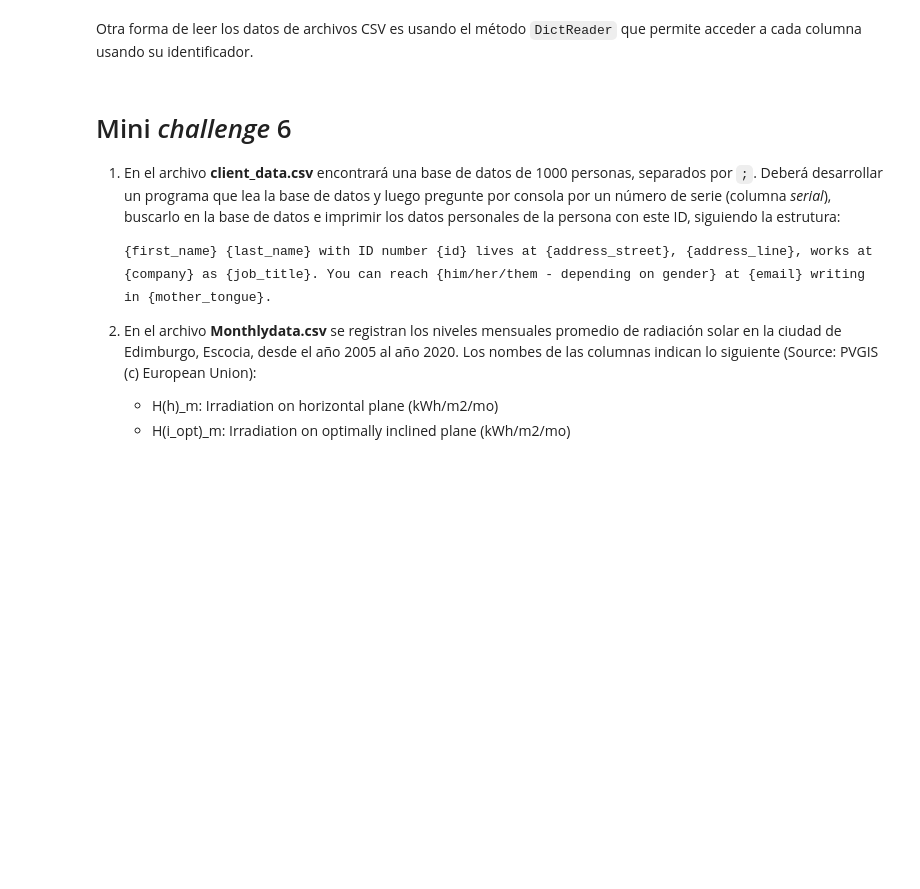
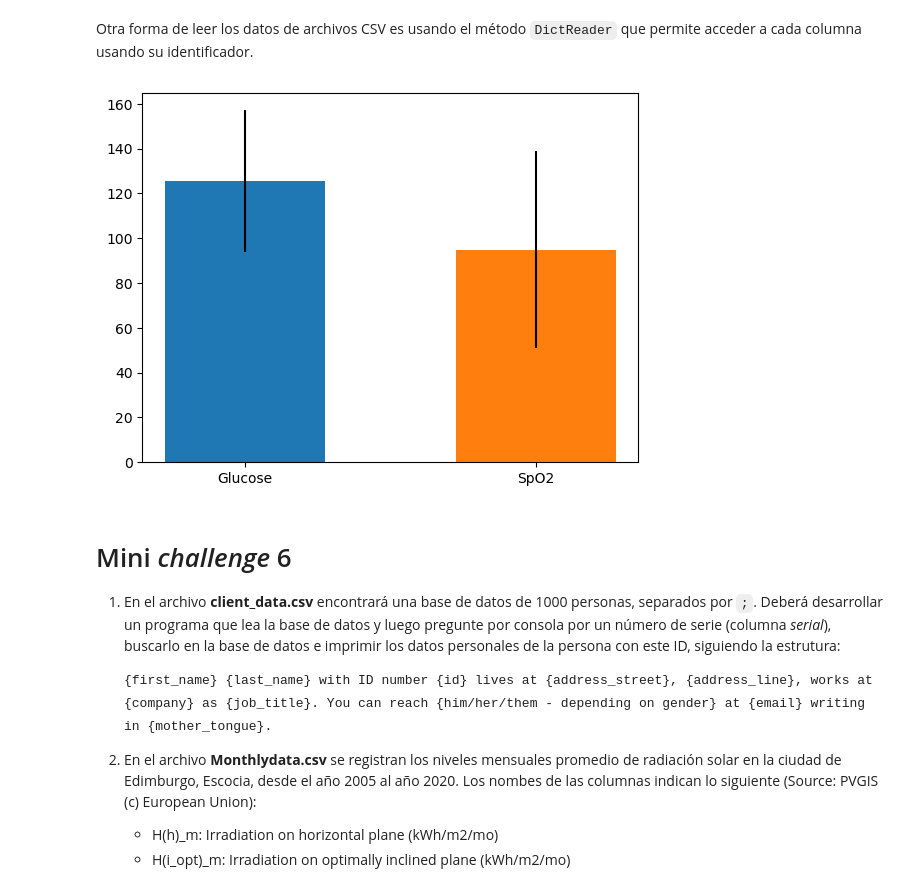
Before and after one commit to aquinteroz/Programacion, a Jupyter notebook: 06_Listas_y_Tuplas.ipynb, the cells around one changed output. Saved outputs shown, nothing was run; the diff lists cells and outputs as text; code cells hidden in the pictures; blank space fills up the shorter version.

```diff
--- a/06_Listas_y_Tuplas.ipynb
+++ b/06_Listas_y_Tuplas.ipynb
@@ -408,24 +482,26 @@ Otra forma de leer los datos de archivos CSV es usando el método `DictReader` q
 # %%
 import csv
 import matplotlib.pyplot as plt
 import statistics
 
 glucose = []
 SpO2 = []
 
 with open('Material/MOCK_DATA.csv') as csvfile:
     reader = csv.DictReader(csvfile)
     for row in reader:
         glucose.append(float(row['glucose']))
         SpO2.append(float(row['SpO2']))
 
 meanG = statistics.mean(glucose)
 meanS = statistics.mean(SpO2)
-stdG = statistics.stdev(glucose,mean)
-stdS = statistics.stdev(glucose,mean)
+stdG = statistics.stdev(glucose,meanG)
+stdS = statistics.stdev(glucose,meanS)
 plt.bar(['Glucose','SpO2'], [meanG, meanS], color = ('#1f77b4', '#ff7f0e'), width = 0.55,
         label = "Valor promedio de glucosa y SpO2", yerr = [stdG, stdS])
 plt.show()
+# %% [output]
+[figure, added]
 # %% [markdown]
 # Mini _challenge_ 6
 
```
Also changed, not shown: parts of 22 cells of this notebook, 4 other files.
